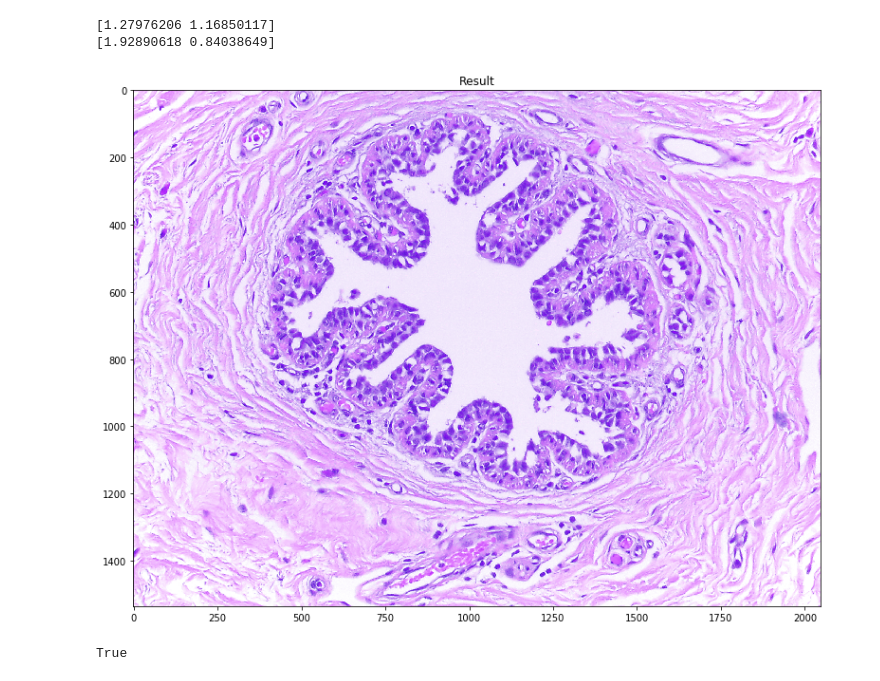
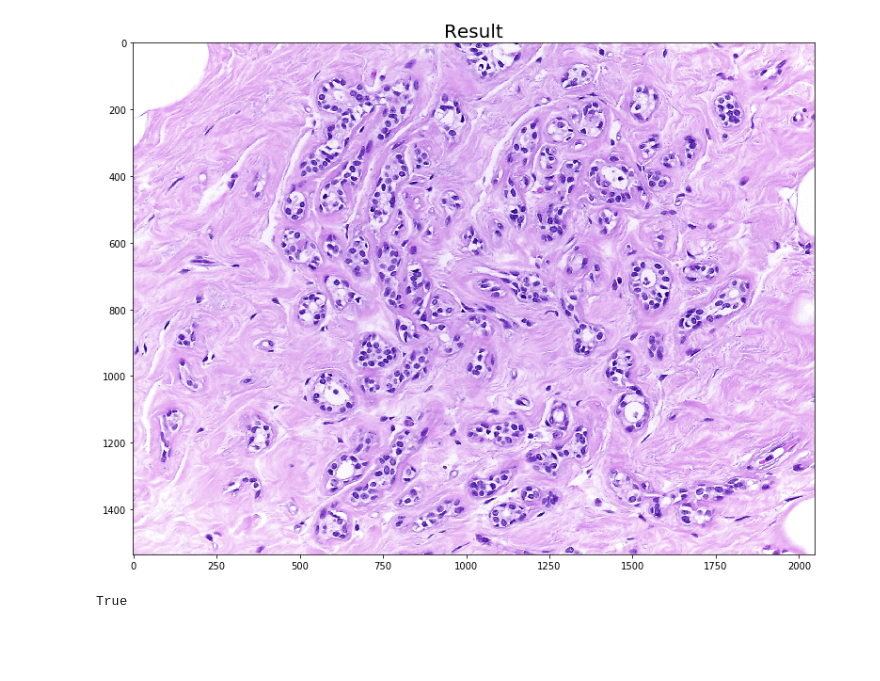
Before and after one commit to xindubawukong/Vahadane, a Jupyter notebook: main.ipynb, the cells around one changed output. Saved outputs shown, nothing was run; the diff lists cells and outputs as text; code cells hidden in the pictures; blank space fills up the shorter version.

```diff
--- a/main.ipynb
+++ b/main.ipynb
@@ -53,13 +54,11 @@ getH: 0.9509761333465576 s
 # %%
 img = vhd.SPCN(source_image, Ws, Hs, Wt, Ht)
 plt.figure(figsize=(20.0, 10.0))
-plt.title('Result')
+plt.title('Result', fontsize=20)
 plt.imshow(img)
 plt.show()
 img = cv2.cvtColor(img, cv2.COLOR_RGB2BGR)
 cv2.imwrite(RESULT_PATH, img)
 # %% [output]
+[figure, new version]
-[1.27976206 1.16850117]
-[1.92890618 0.84038649]
+True
-[figure, old version]
-True
```
Also changed, not shown: parts of 9 cells of this notebook, 14 other files.
